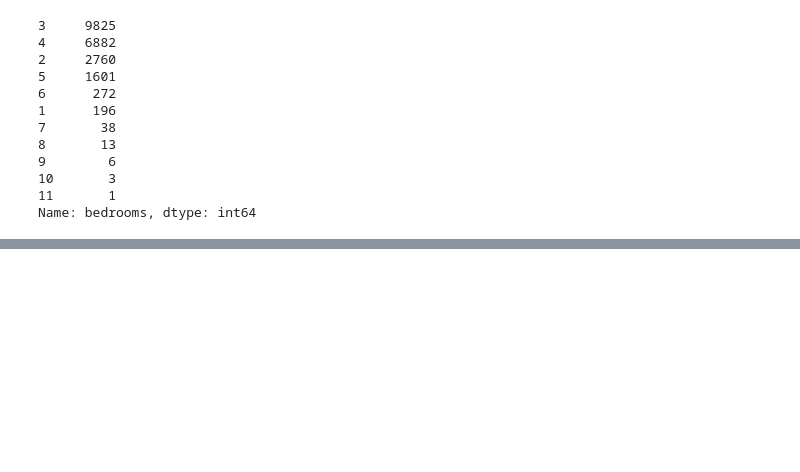
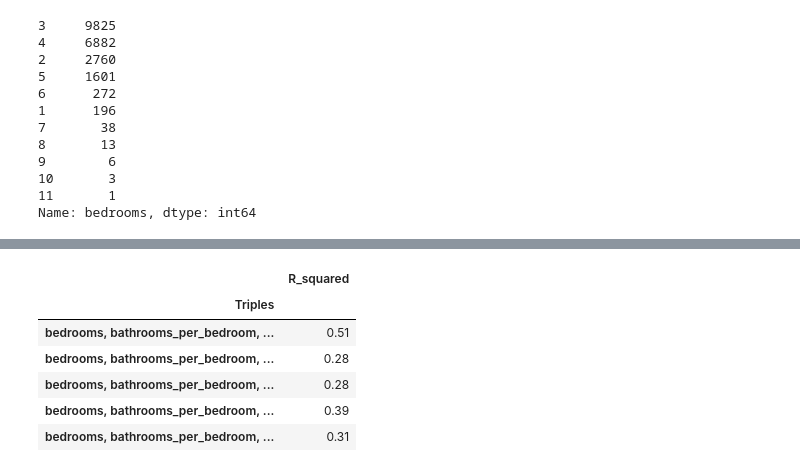
Before and after one commit to Greg-S-12/Mod1_Project, a Jupyter notebook: joe_project.ipynb, the cells around one changed output, grey strips where cells are left out. Cells and saved outputs as stored; diff of their text form; code cells hidden in the pictures; blank space fills up the shorter version.

```diff
--- a/joe_project.ipynb
+++ b/joe_project.ipynb
@@ -312,4 +301,14 @@ def r2(data):
     return r2data
 # %%
 # shape of r2data data frame is 364 long
+# %%
+r2(df_control).head()
+# %% [output]
+|  | R_squared |
+| Triples |  |
+| bedrooms, bathrooms_per_bedroom, ... | 0.51 |
+| bedrooms, bathrooms_per_bedroom, ... | 0.28 |
+| bedrooms, bathrooms_per_bedroom, ... | 0.28 |
+| bedrooms, bathrooms_per_bedroom, ... | 0.39 |
+| bedrooms, bathrooms_per_bedroom, ... | 0.31 |
 # %%
```
Also changed, not shown: parts of 15 cells of this notebook.
